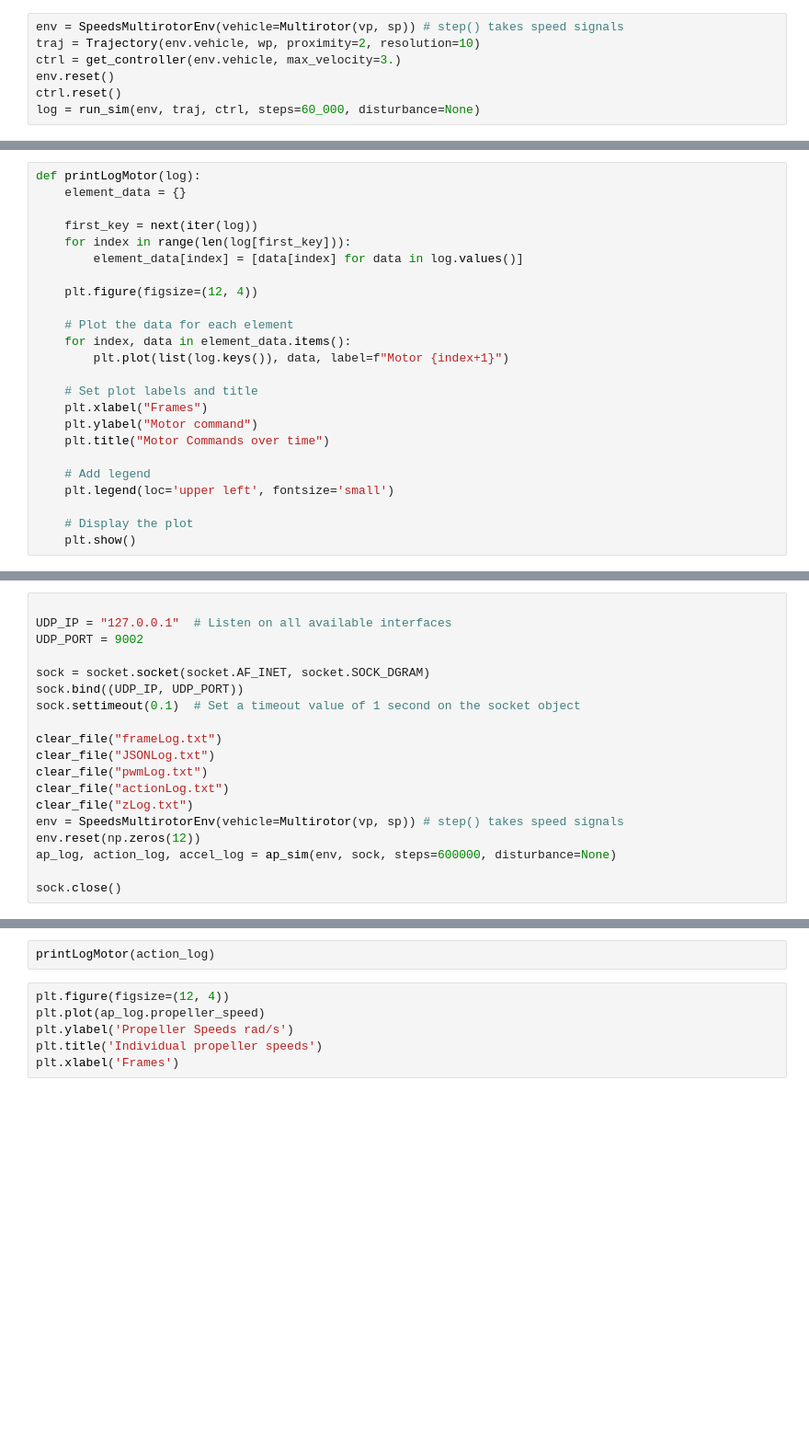
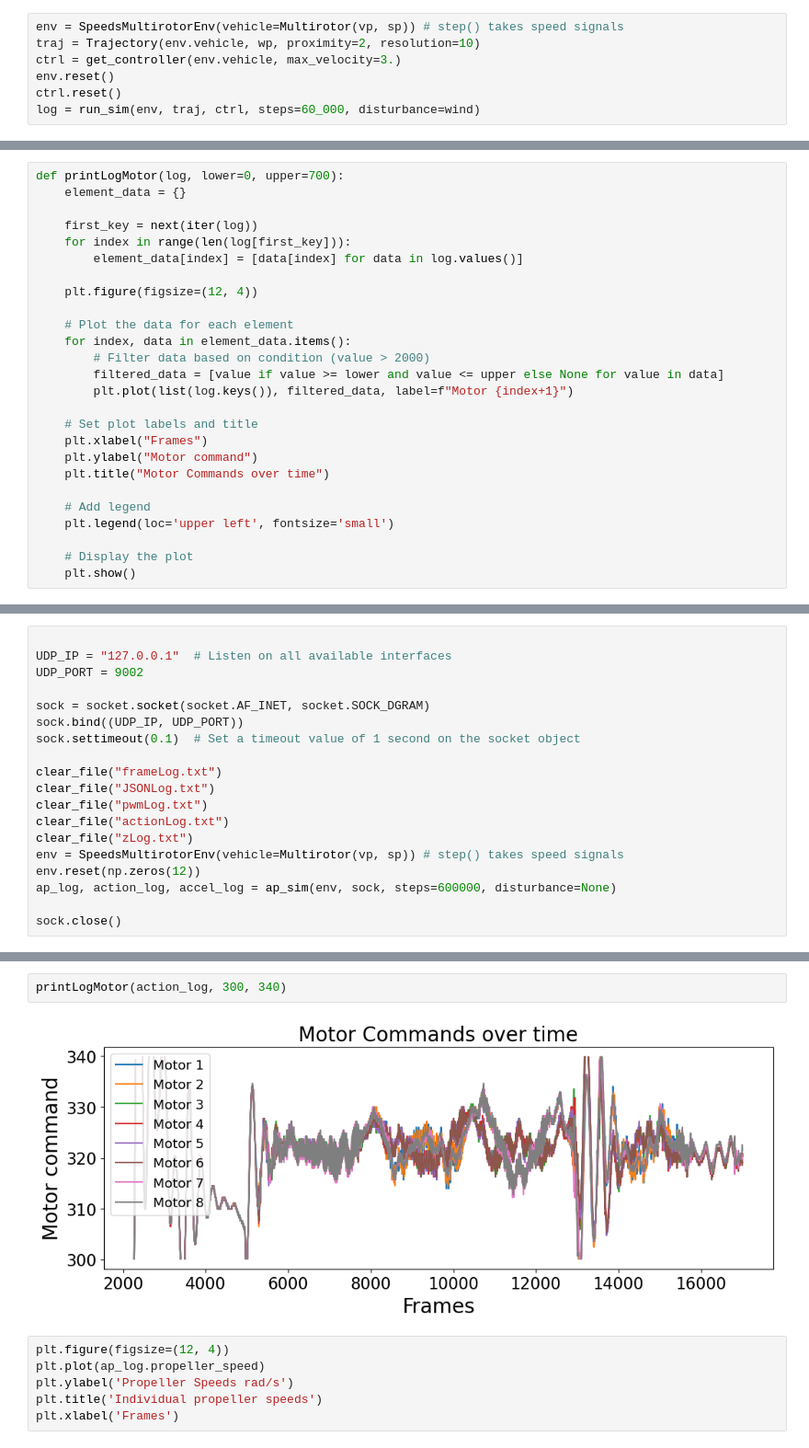
Before and after one commit to allanwzhang/multirotor, a Jupyter notebook: Detailed Demo.ipynb, the cells around one changed output, grey strips where cells are left out. Shown at 92% size. Cells and saved outputs as stored; diff of their text form; blank space fills up the shorter version.

Commit message:
wind works

```diff
--- a/Detailed Demo.ipynb
+++ b/Detailed Demo.ipynb
@@ -473,4 +473,4 @@ traj = Trajectory(env.vehicle, wp, proximity=2, resolution=10)
 ctrl = get_controller(env.vehicle, max_velocity=3.)
 env.reset()
 ctrl.reset()
-log = run_sim(env, traj, ctrl, steps=60_000, disturbance=None)
+log = run_sim(env, traj, ctrl, steps=60_000, disturbance=wind)
@@ -515,7 +517,7 @@ def logToFile(string_to_log, file_path):
     with open(file_path, 'a') as file:
         file.write(string_to_log + '\n')
 # %%
-def printLogMotor(log):
+def printLogMotor(log, lower=0, upper=700):
     element_data = {}
 
     first_key = next(iter(log))
@@ -526,7 +528,9 @@ def printLogMotor(log):
 
     # Plot the data for each element
     for index, data in element_data.items():
-        plt.plot(list(log.keys()), data, label=f"Motor {index+1}")
+        # Filter data based on condition (value > 2000)
+        filtered_data = [value if value >= lower and value <= upper else None for value in data]
+        plt.plot(list(log.keys()), filtered_data, label=f"Motor {index+1}")
 
     # Set plot labels and title
     plt.xlabel("Frames")
@@ -748,5 +757,7 @@ ax.scatter(ap_log.x, ap_log.y, ap_log.z, c=ap_log.t)
 # %%
-printLogMotor(action_log)
+printLogMotor(action_log, 300, 340)
+# %% [output]
+[figure, added]
 # %%
 plt.figure(figsize=(12, 4))
 plt.plot(ap_log.propeller_speed)
```
Also changed, not shown: parts of 7 cells of this notebook, 5 other files.
